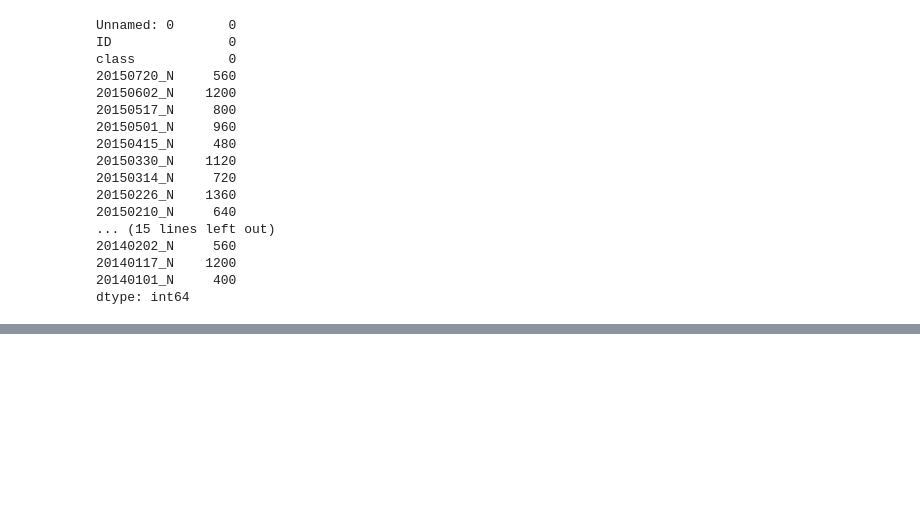
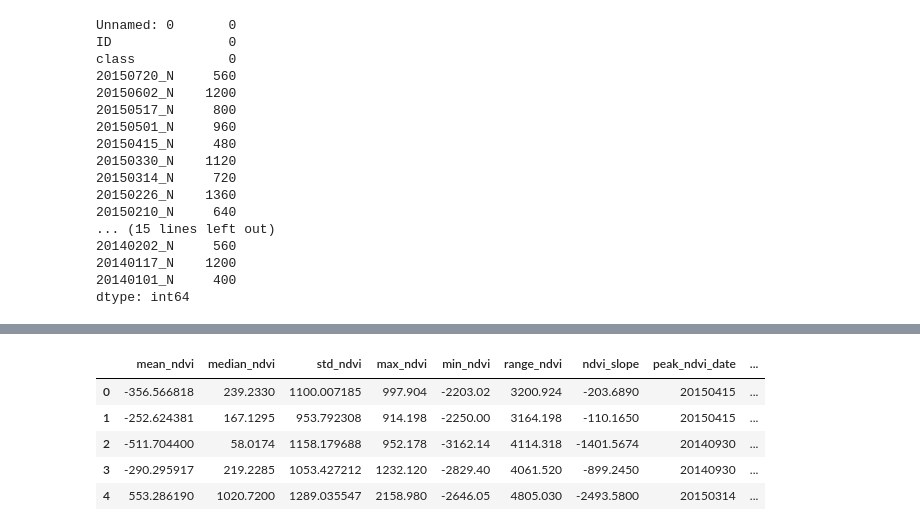
Before and after one commit to vidyaa01/summer-analytics-mid-hackathon, a Jupyter notebook: model.ipynb, the cells around one changed output, grey strips where cells are left out. Saved outputs shown, nothing was run; the diff lists cells and outputs as text; code cells hidden in the pictures; blank space fills up the shorter version.

```diff
--- a/model.ipynb
+++ b/model.ipynb
@@ -56,0 +77,23 @@ x
+# %%
+df['mean_ndvi']=df[ndvi_cols_1].mean(axis=1)
+df['median_ndvi']=df[ndvi_cols_1].median(axis=1)
+df['std_ndvi']=df[ndvi_cols_1].std(axis=1)
+df['max_ndvi']=df[ndvi_cols_1].max(axis=1)
+df['min_ndvi']=df[ndvi_cols_1].min(axis=1)
+df['range_ndvi']=df['max_ndvi']-df['min_ndvi']
+df['ndvi_slope'] = df[ndvi_cols_1[-1]] - df[ndvi_cols_1[0]]
+df['ndvi_slope'] = df['ndvi_slope'].fillna(0)  # Or use mean or median instead of 0
+
+df['peak_ndvi_date'] = df[ndvi_cols_1].idxmax(axis=1).str.extract(r'(\d{8})').astype(int)
+df['late_minus_early_mean'] = df[ndvi_cols_1].iloc[:, -5:].mean(axis=1) - df[ndvi_cols_1].iloc[:, :5].mean(axis=1)
+
+
+df.drop(columns=ndvi_cols_1,axis=1,inplace=True)
+df.head()
+# %% [output]
+|  | mean_ndvi | median_ndvi | std_ndvi | max_ndvi | min_ndvi | range_ndvi | ndvi_slope | peak_ndvi_date | ... |
+| 0 | -356.566818 | 239.2330 | 1100.007185 | 997.904 | -2203.02 | 3200.924 | -203.6890 | 20150415 | ... |
+| 1 | -252.624381 | 167.1295 | 953.792308 | 914.198 | -2250.00 | 3164.198 | -110.1650 | 20150415 | ... |
+| 2 | -511.704400 | 58.0174 | 1158.179688 | 952.178 | -3162.14 | 4114.318 | -1401.5674 | 20140930 | ... |
+| 3 | -290.295917 | 219.2285 | 1053.427212 | 1232.120 | -2829.40 | 4061.520 | -899.2450 | 20140930 | ... |
+| 4 | 553.286190 | 1020.7200 | 1289.035547 | 2158.980 | -2646.05 | 4805.030 | -2493.5800 | 20150314 | ... |
```
Also changed, not shown: parts of 21 cells of this notebook, 1 other file.
